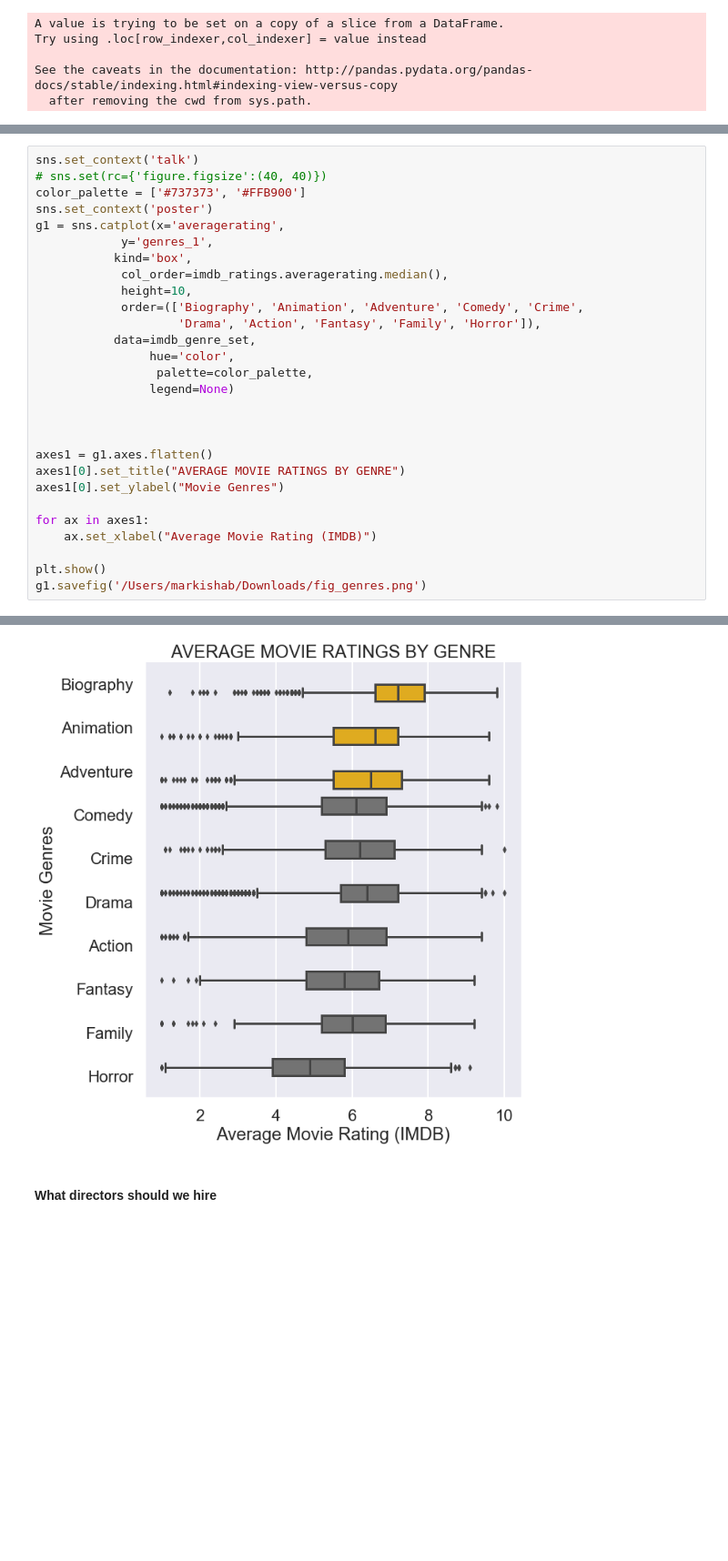
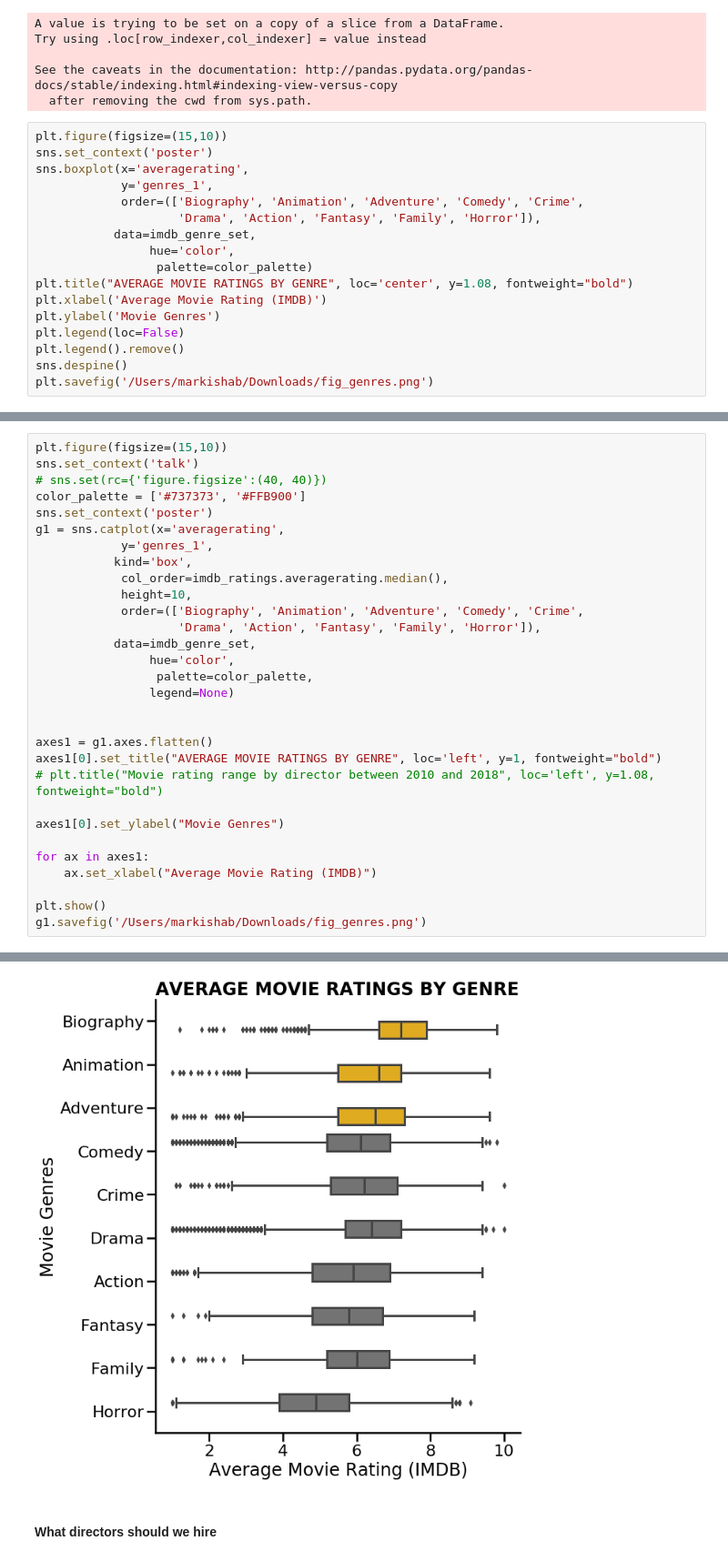
Before and after one commit to mishaberrien/Movie-Performance-Analysis, a Jupyter notebook: movies-eda-mlb.ipynb, the cells around one changed output, grey strips where cells are left out. Shown at 91% size. Saved outputs shown, nothing was run; the diff lists cells and outputs as text; blank space fills up the shorter version.

```diff
--- a/movies-eda-mlb.ipynb
+++ b/movies-eda-mlb.ipynb
@@ -296,3 +296,20 @@ Try using .loc[row_indexer,col_indexer] = value instead
 
 See the caveats in the documentation: http://pandas.pydata.org/pandas-docs/stable/indexing.html#indexing-view-versus-copy
   after removing the cwd from sys.path.
+# %%
+plt.figure(figsize=(15,10))
+sns.set_context('poster')
+sns.boxplot(x='averagerating',
+            y='genres_1',
+            order=(['Biography', 'Animation', 'Adventure', 'Comedy', 'Crime',
+                    'Drama', 'Action', 'Fantasy', 'Family', 'Horror']),
+           data=imdb_genre_set,
+                hue='color',
+                 palette=color_palette)
+plt.title("AVERAGE MOVIE RATINGS BY GENRE", loc='center', y=1.08, fontweight="bold")
+plt.xlabel('Average Movie Rating (IMDB)')
+plt.ylabel('Movie Genres')
+plt.legend(loc=False)
+plt.legend().remove()
+sns.despine()
+plt.savefig('/Users/markishab/Downloads/fig_genres.png')
@@ -299,4 +318,5 @@ See the caveats in the documentation: http://pandas.pydata.org/pandas-docs/stabl
 # %%
+plt.figure(figsize=(15,10))
 sns.set_context('talk')
 # sns.set(rc={'figure.figsize':(40, 40)})
 color_palette = ['#737373', '#FFB900']
@@ -314,9 +334,10 @@ g1 = sns.catplot(x='averagerating',
                 legend=None)
 
 
+axes1 = g1.axes.flatten()
+axes1[0].set_title("AVERAGE MOVIE RATINGS BY GENRE", loc='left', y=1, fontweight="bold")
+# plt.title("Movie rating range by director between 2010 and 2018", loc='left', y=1.08, fontweight="bold")
 
-axes1 = g1.axes.flatten()
-axes1[0].set_title("AVERAGE MOVIE RATINGS BY GENRE")
 axes1[0].set_ylabel("Movie Genres")
 
 for ax in axes1:
@@ -328,4 +350,4 @@ g1.savefig('/Users/markishab/Downloads/fig_genres.png')
-[figure, old version]
+[figure, new version]
 # %% [markdown]
 #### What directors should we hire
 # %%
```
Also changed, not shown: parts of 24 cells of this notebook.
